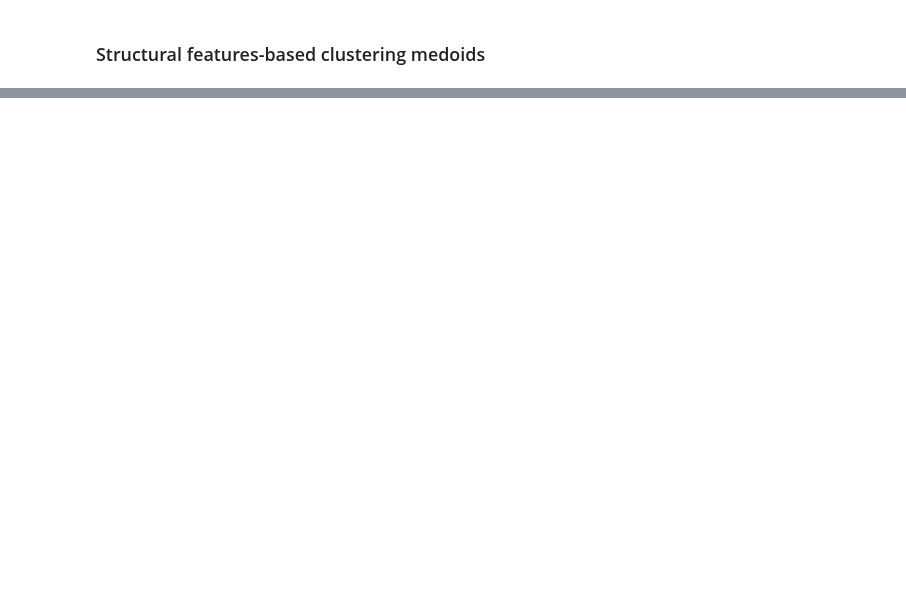
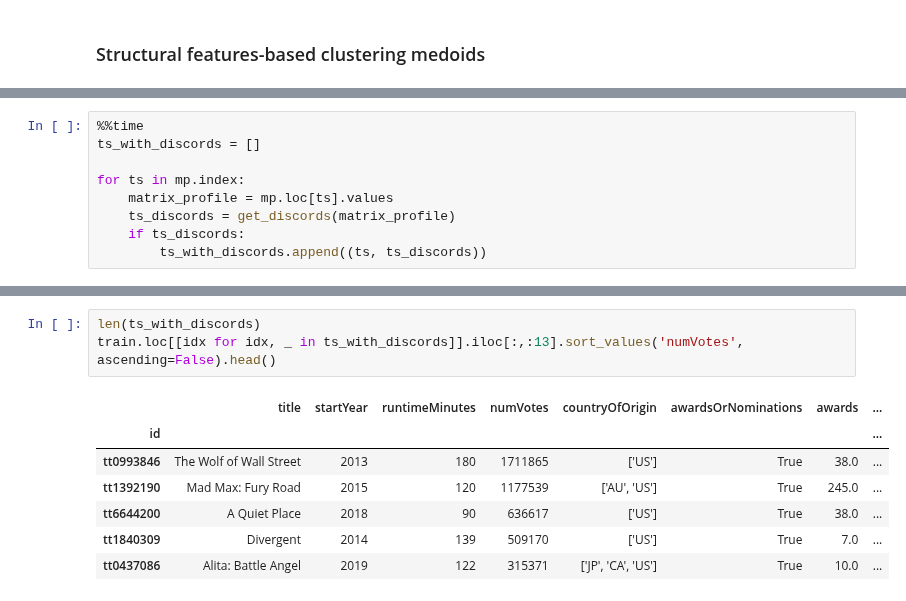
Before and after one commit to g-fabiani4-unipi/dm2_project, a Jupyter notebook: src/time_series/motifs_discords.ipynb, the cells around one changed output, grey strips where cells are left out. Saved outputs shown, nothing was run; the diff lists cells and outputs as text; blank space fills up the shorter version.

```diff
--- a/src/time_series/motifs_discords.ipynb
+++ b/src/time_series/motifs_discords.ipynb
@@ -130,0 +137,9 @@ for movie_id in structure_medoids:
+# %%
+%%time
+ts_with_discords = []
+
+for ts in mp.index:
+    matrix_profile = mp.loc[ts].values
+    ts_discords = get_discords(matrix_profile)
+    if ts_discords:
+        ts_with_discords.append((ts, ts_discords))
@@ -130,0 +149,11 @@ for movie_id in structure_medoids:
+# %%
+len(ts_with_discords)
+train.loc[[idx for idx, _ in ts_with_discords]].iloc[:,:13].sort_values('numVotes', ascending=False).head()
+# %% [output]
+|  | title | startYear | runtimeMinutes | numVotes | countryOfOrigin | awardsOrNominations | awards | ... |
+| id |  |  |  |  |  |  |  | ... |
+| tt0993846 | The Wolf of Wall Street | 2013 | 180 | 1711865 | ['US'] | True | 38.0 | ... |
+| tt1392190 | Mad Max: Fury Road | 2015 | 120 | 1177539 | ['AU', 'US'] | True | 245.0 | ... |
+| tt6644200 | A Quiet Place | 2018 | 90 | 636617 | ['US'] | True | 38.0 | ... |
+| tt1840309 | Divergent | 2014 | 139 | 509170 | ['US'] | True | 7.0 | ... |
+| tt0437086 | Alita: Battle Angel | 2019 | 122 | 315371 | ['JP', 'CA', 'US'] | True | 10.0 | ... |
```
Also changed, not shown: parts of 7 cells of this notebook.
